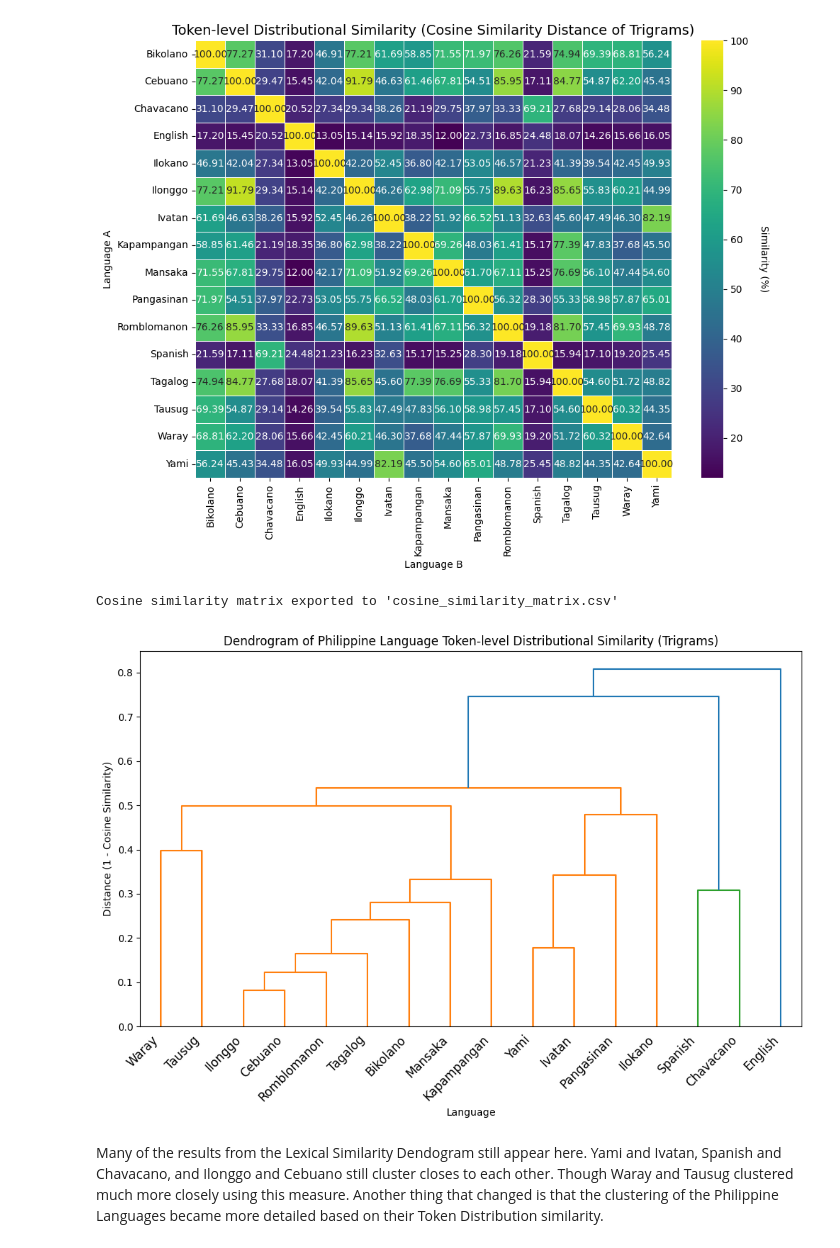
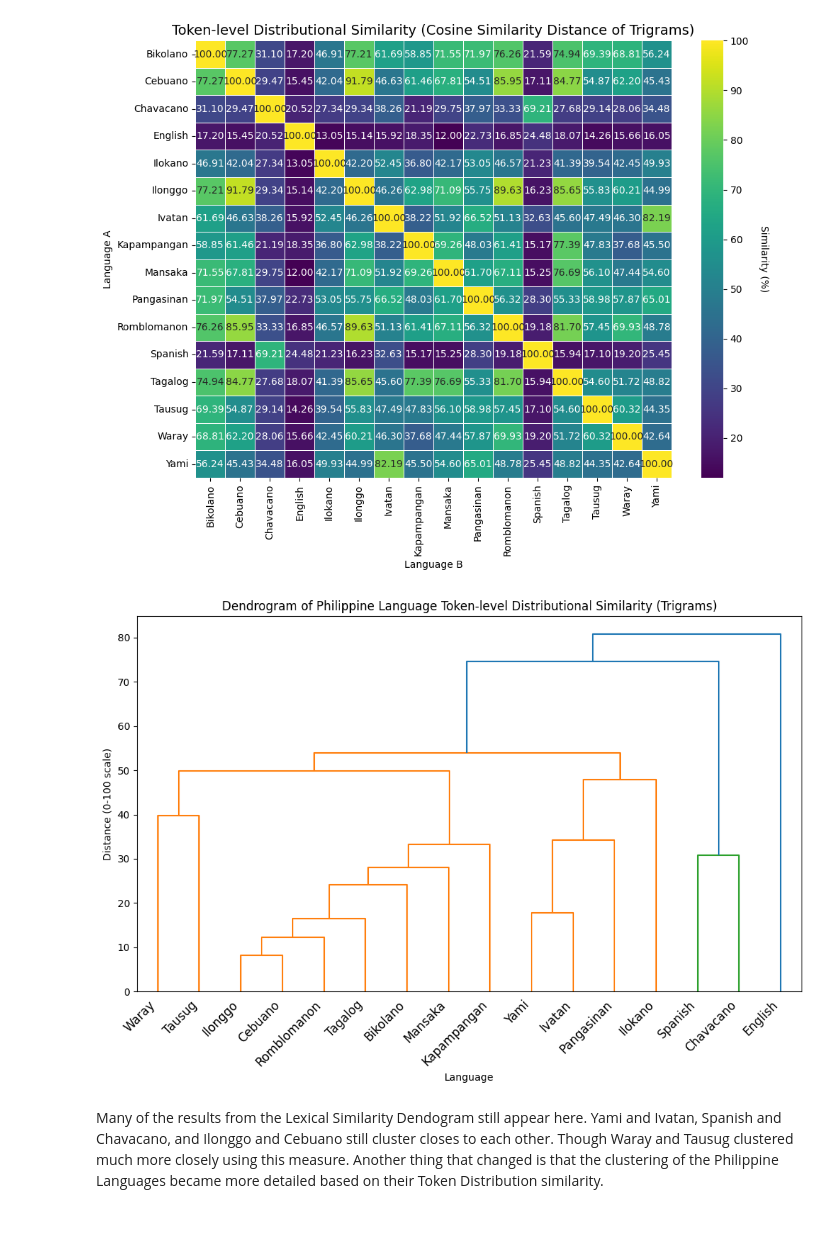
Before and after one commit to xandreiAThome/philippine-language-clustering, a Jupyter notebook: language-clustering.ipynb, the cells around one changed output. Drawn from its saved outputs; the diff is of its cells as text; code cells hidden in the pictures.

```diff
--- a/language-clustering.ipynb
+++ b/language-clustering.ipynb
@@ -373,35 +385,32 @@ plt.show()
 # Export the cosine similarity matrix to a CSV file
 cosine_sim_df = pd.DataFrame(cosine_sim_matrix * 100, index=labels, columns=labels)
 cosine_sim_df.to_csv('cosine_similarity_matrix.csv')
-print("Cosine similarity matrix exported to 'cosine_similarity_matrix.csv'")
-# %% [output]
-Cosine similarity matrix exported to 'cosine_similarity_matrix.csv'
 # %%
-# Convert similarity to distance
-# Assuming 100% similarity means 0 distance
-distance_matrix_cosine = 1 - cosine_sim_matrix
+# Convert similarity to distance and normalize to 0-100 scale
+# Cosine similarity ranges from 0-1, multiply by 100 for percentage scale
+distance_matrix_cosine = (1 - cosine_sim_matrix) * 100
 
 # Ensure diagonal is zero
 np.fill_diagonal(distance_matrix_cosine, 0)
 
 # Convert the distance matrix to a condensed distance matrix required by linkage
 condensed_distance_matrix_cosine = squareform(distance_matrix_cosine)
 
 linked_cosine = linkage(condensed_distance_matrix_cosine, 'weighted')
 
 plt.figure(figsize=(10, 7))
 dendrogram(linked_cosine,
            orientation='top',
            labels=labels,
            distance_sort='descending',
            show_leaf_counts=True)
 plt.title('Dendrogram of Philippine Language Token-level Distributional Similarity (Trigrams)')
 plt.xlabel('Language')
-plt.ylabel('Distance (1 - Cosine Similarity)')
+plt.ylabel('Distance (0-100 scale)')
 plt.xticks(rotation=45, ha='right')
 plt.tight_layout()
 plt.show()
 # %% [output]
-[figure, old version]
+[figure, new version]
 # %% [markdown]
 Many of the results from the Lexical Similarity Dendogram still appear here. Yami and Ivatan, Spanish and Chavacano, and Ilonggo and Cebuano still cluster closes to each other. Though Waray and Tausug clustered much more closely using this measure. Another thing that changed is that the clustering of the Philippine Languages became more detailed based on their Token Distribution similarity.
```
Also changed, not shown: parts of 11 cells of this notebook, 4 other files.
